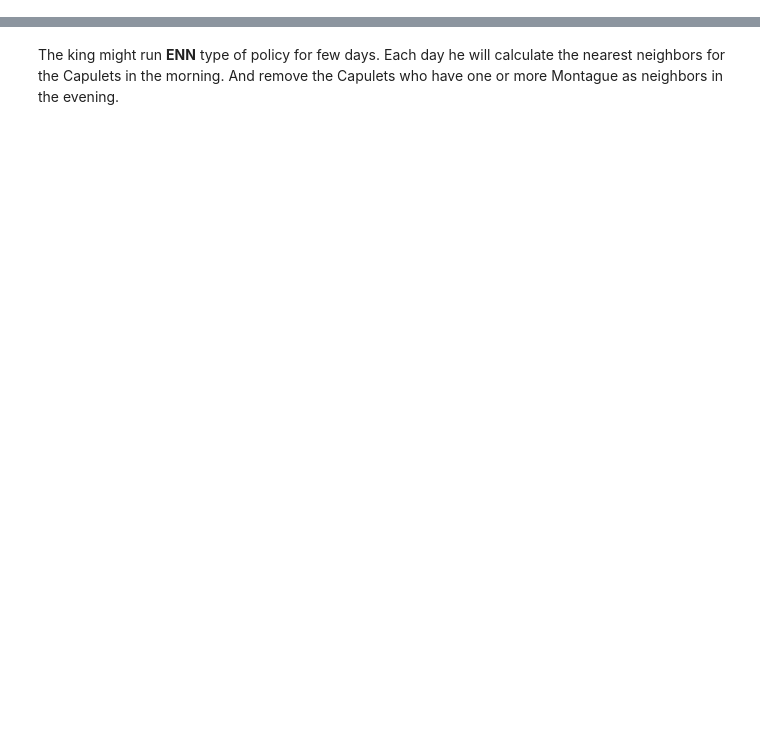
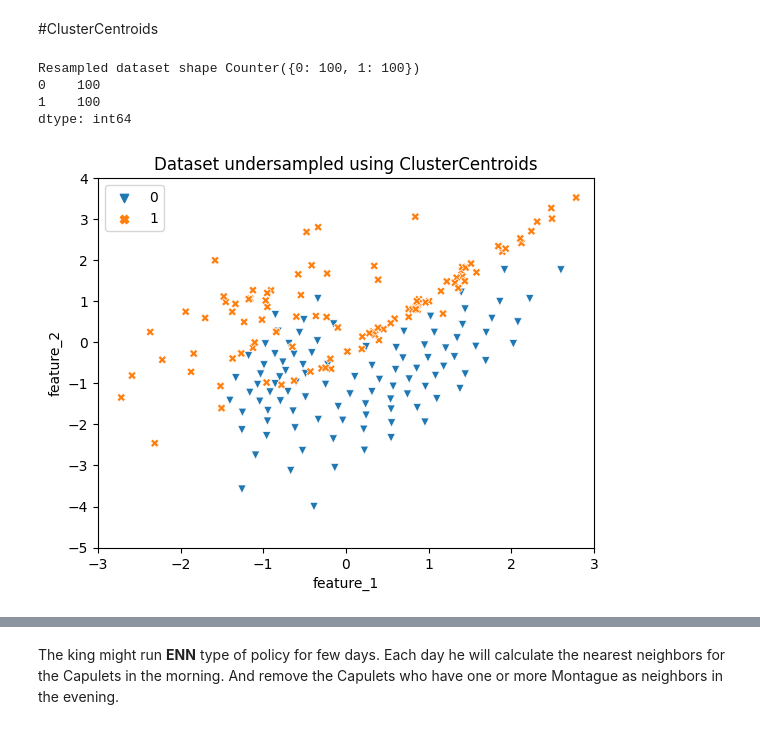
Before and after one commit to PacktPublishing/Machine-Learning-for-Imbalanced-Data, a Jupyter notebook: chapter03/chapter03.ipynb, the cells around one changed output, grey strips where cells are left out. Drawn from its saved outputs; the diff is of its cells as text; code cells hidden in the pictures; blank space fills up the shorter version.

```diff
--- a/chapter03/chapter03.ipynb
+++ b/chapter03/chapter03.ipynb
@@ -109,0 +67,16 @@ X_res, y_res = enn.fit_resample(X, y)
+# %% [markdown]
+#ClusterCentroids
+# %%
+from imblearn.under_sampling import ClusterCentroids
+
+cc = ClusterCentroids(random_state=42)
+X_res, y_res = cc.fit_resample(X, y)
+print("Resampled dataset shape %s" % Counter(y_res))
+
+plot_dataset(X_res, y_res, "Dataset undersampled using ClusterCentroids")
+# %% [output]
+Resampled dataset shape Counter({0: 100, 1: 100})
+0    100
+1    100
+dtype: int64
+[figure, added]
```
Also changed, not shown: parts of 70 cells of this notebook.
